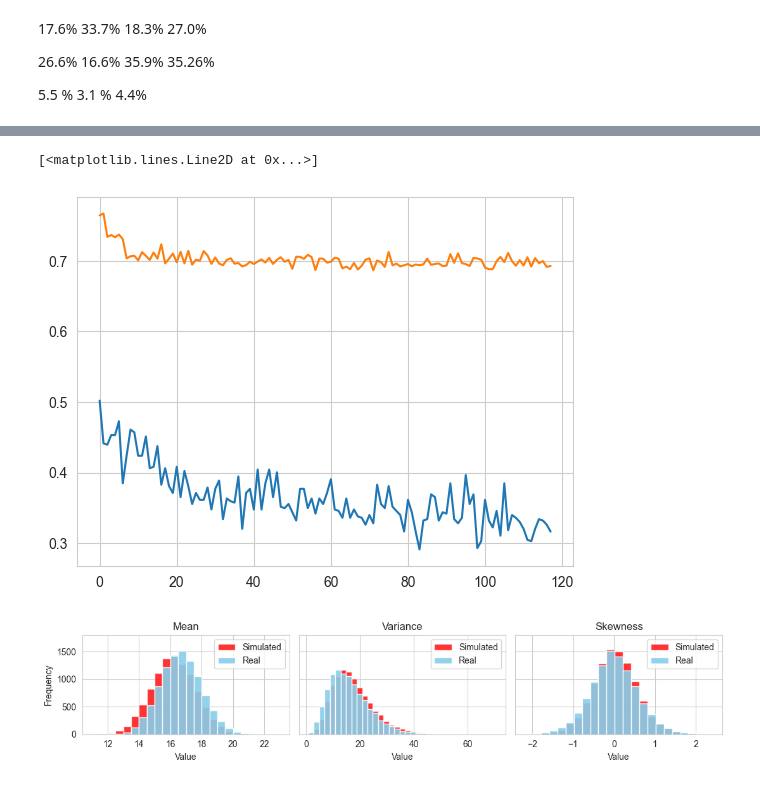
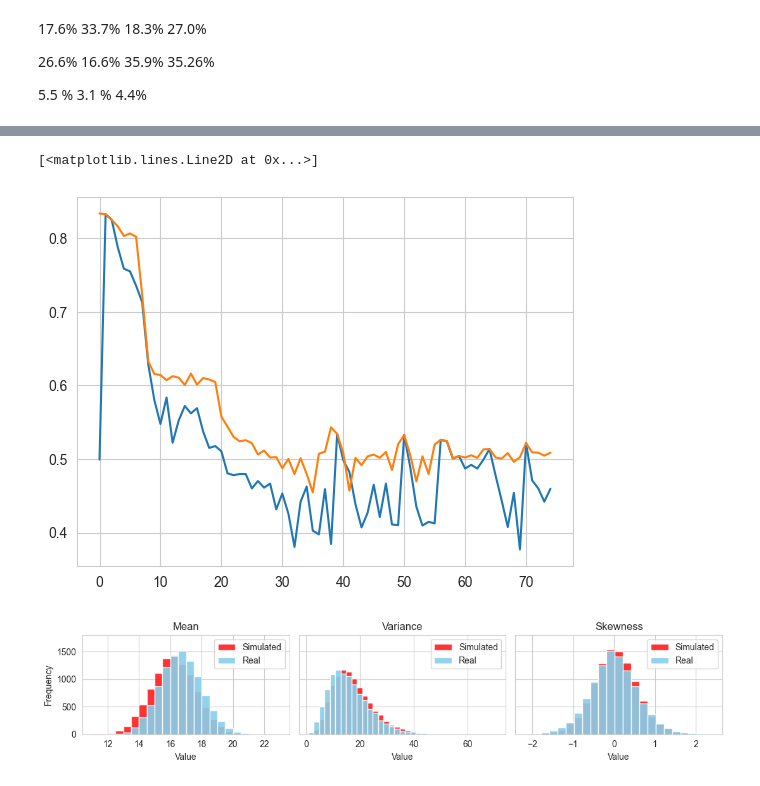
Before and after one commit to FrensiZ/adversial_learning, a Jupyter notebook: adversial_learning.ipynb, the cells around one changed output, grey strips where cells are left out. Cells and saved outputs as stored; diff of their text form; code cells hidden in the pictures.

Commit message:
stabilized training

```diff
--- a/adversial_learning.ipynb
+++ b/adversial_learning.ipynb
@@ -274,14 +275,16 @@ class CustomCallback(BaseCallback):
         self.rewards = []
         # KL Div
         self.kl_div = []
+
         # Discriminator
-        self.epochs = epochs
+        #self.epochs = epochs
+
         self.discriminator_loss = []
         self.discriminator_accuracy = []
 
-        # NEW
-        self.new_loss = None
-        self.new_acc = None
+        # TEST
+        self.d_pre_acc = []
+        self.d_post_acc = []
 
     def _on_training_start(self) -> None:
 
@@ -315,24 +318,23 @@ class CustomCallback(BaseCallback):
             curr_kl =  env.unwrapped.calculate_kl_div()
 
             # Train Discriminator
-            d_loss, d_accuracy = env.unwrapped.train_discrimintator_1(epochs=self.epochs)
+            #d_loss, d_accuracy = env.unwrapped.train_discrimintator_1(epochs=self.epochs)
+            d_train_loss, d_train_acc, pre_accuracy, post_accuracy = env.unwrapped.train_discriminator()
 
             # Reset Lists
             env.unwrapped.clear_rollout_seq()
 
         self.kl_div.append(curr_kl)
-        self.discriminator_loss.append(d_loss)
-        self.discriminator_accuracy.append(d_accuracy)
+        self.discriminator_loss.extend(d_train_loss)
+        self.discriminator_accuracy.extend(d_train_acc)
+        self.d_pre_acc.append(pre_accuracy)
+        self.d_post_acc.append(post_accuracy)
 
-        print(f"KL Divergence: {self.kl_div[-1]:.3f} - Discriminator Accuracy: {self.discriminator_accuracy[-1]:.3f}")
+        print(f"KL Divergence: {self.kl_div[-1]:.3f} - Pre Accuracy: {self.d_pre_acc[-1]:.3f} - Post Accuracy: {self.d_post_acc[-1]:.3f}")
 
     def _on_training_end(self) -> None:
 
         self.save_losses()
-
-        ## NEED TO ADJUST FOR MULTIPLE ENVIRONMENTS
-        for env in self.training_env.envs:
-            self.new_loss, self.new_acc = env.unwrapped.train_discriminator()
 
     def save_losses(self) -> None:
         self.pg_losses.append(self.logger.name_to_value.get('train/policy_gradient_loss', None))
@@ -800,9 +816,9 @@ plot_discriminator(kl_div=callback_test.kl_div,
 # %%
-plt.plot(callback_test.new_acc)
-plt.plot(callback_test.new_loss)
+plt.plot(callback_test.d_pre_acc)
+plt.plot(callback_test.d_post_acc)
 # %% [output]
 [<matplotlib.lines.Line2D at 0x...>]
-[figure, old version]
+[figure, new version]
 # %%
 # Statistics for real and simulated trajectories
 real_means, real_variances, real_std_devs, real_skew, real_kurtosis = calculate_statistics(callback_test.real_batch)
```
Also changed, not shown: parts of 6 cells of this notebook.
